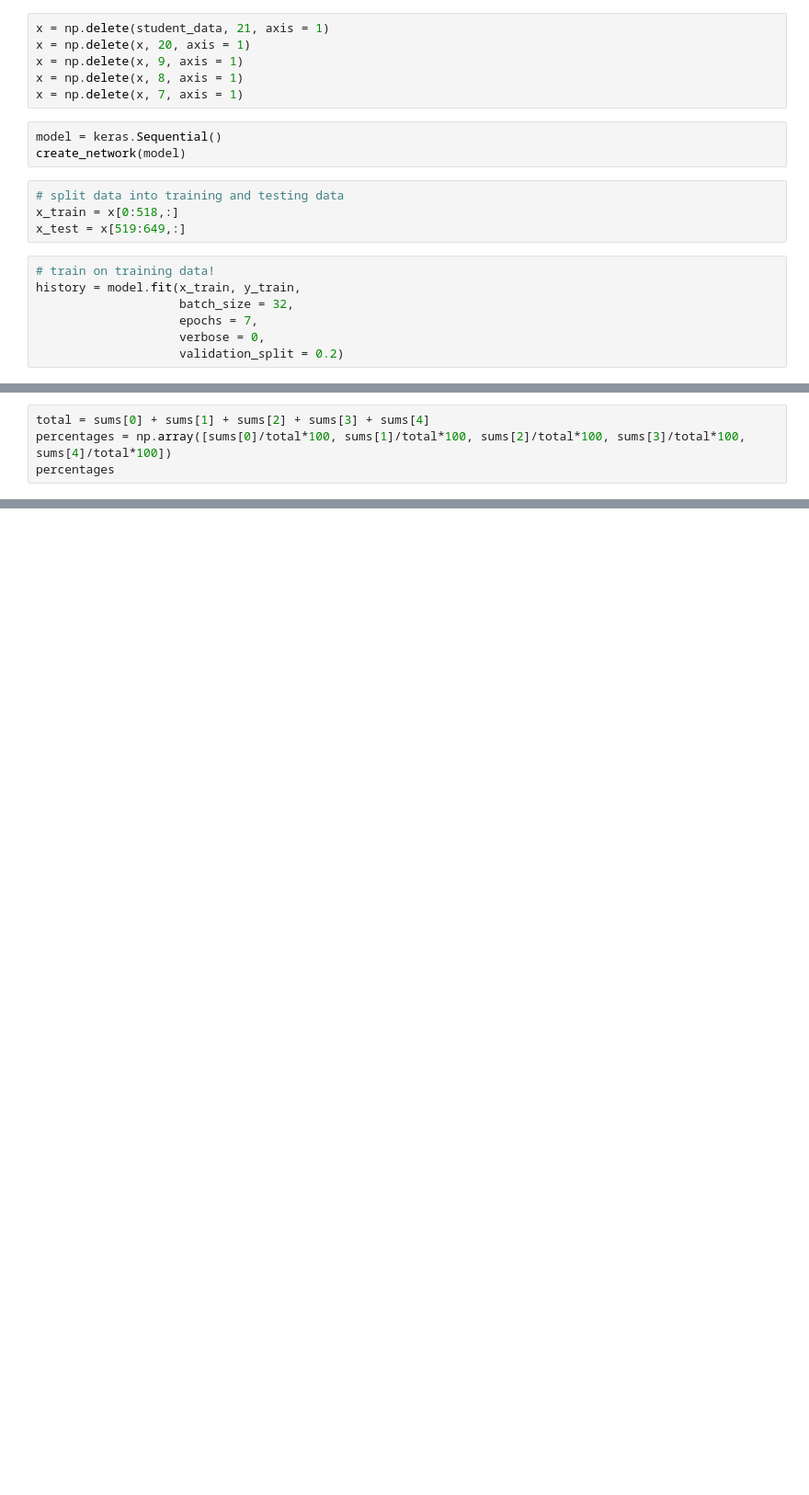
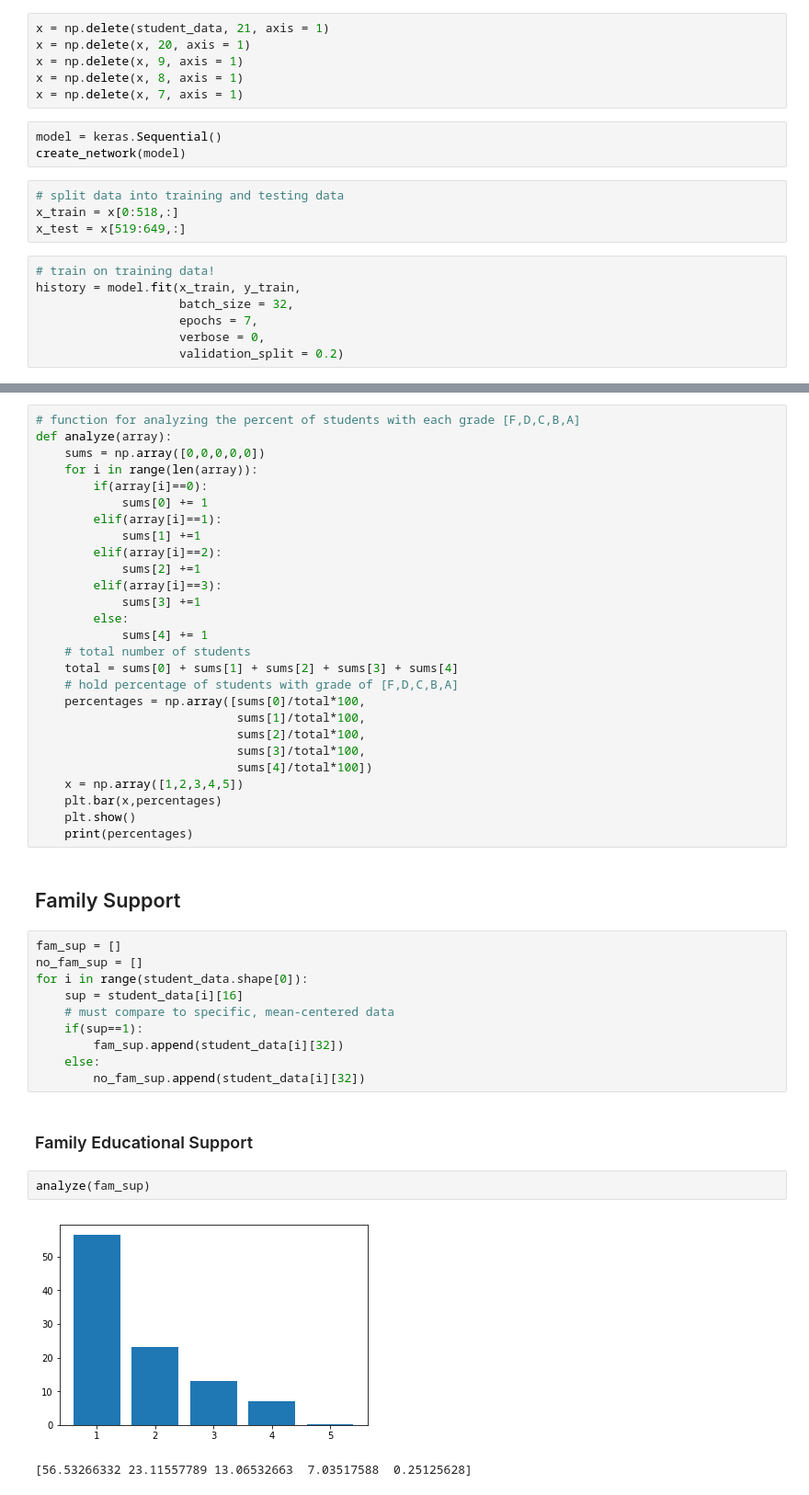
Before and after one commit to CSCI4850/S19-team3-project, a Jupyter notebook: LSTM1.ipynb, the cells around one changed output, grey strips where cells are left out. Shown at 92% size. Saved outputs shown, nothing was run; the diff lists cells and outputs as text; blank space fills up the shorter version.

Commit message:
Further Data Analysis of Influential Features

```diff
--- a/LSTM1.ipynb
+++ b/LSTM1.ipynb
@@ -2382,4 +2208,0 @@ array([116,  36,  14,  10,   0])
-# %%
-total = sums[0] + sums[1] + sums[2] + sums[3] + sums[4]
-percentages = np.array([sums[0]/total*100, sums[1]/total*100, sums[2]/total*100, sums[3]/total*100, sums[4]/total*100])
-percentages
@@ -2393,0 +2211,46 @@ plt.show()
+# %%
+# function for analyzing the percent of students with each grade [F,D,C,B,A]
+def analyze(array):
+    sums = np.array([0,0,0,0,0])
+    for i in range(len(array)):
+        if(array[i]==0):
+            sums[0] += 1
+        elif(array[i]==1):
+            sums[1] +=1
+        elif(array[i]==2):
+            sums[2] +=1
+        elif(array[i]==3):
+            sums[3] +=1
+        else:
+            sums[4] += 1
+    # total number of students
+    total = sums[0] + sums[1] + sums[2] + sums[3] + sums[4]
+    # hold percentage of students with grade of [F,D,C,B,A]
+    percentages = np.array([sums[0]/total*100,
+                            sums[1]/total*100,
+                            sums[2]/total*100,
+                            sums[3]/total*100,
+                            sums[4]/total*100])
+    x = np.array([1,2,3,4,5])
+    plt.bar(x,percentages)
+    plt.show()
+    print(percentages)
+# %% [markdown]
+## Family Support
+# %%
+fam_sup = []
+no_fam_sup = []
+for i in range(student_data.shape[0]):
+    sup = student_data[i][16]
+    # must compare to specific, mean-centered data
+    if(sup==1):
+        fam_sup.append(student_data[i][32])
+    else:
+        no_fam_sup.append(student_data[i][32])
+# %% [markdown]
+### Family Educational Support
+# %%
+analyze(fam_sup)
+# %% [output]
+[figure, added]
+[56.53266332 23.11557789 13.06532663  7.03517588  0.25125628]
```
Also changed, not shown: parts of 129 cells of this notebook.
